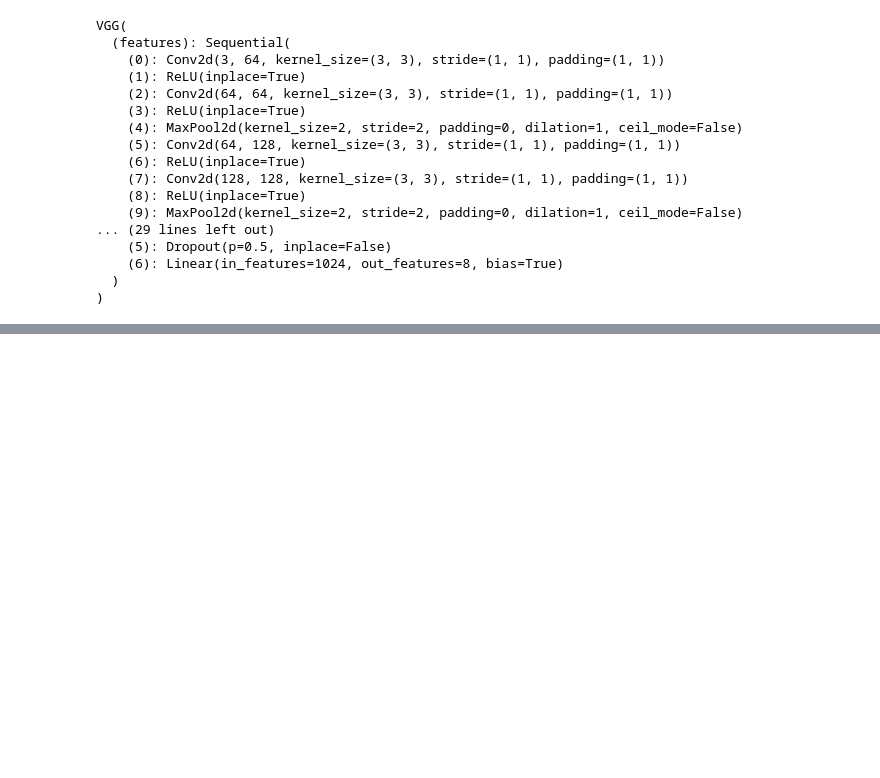
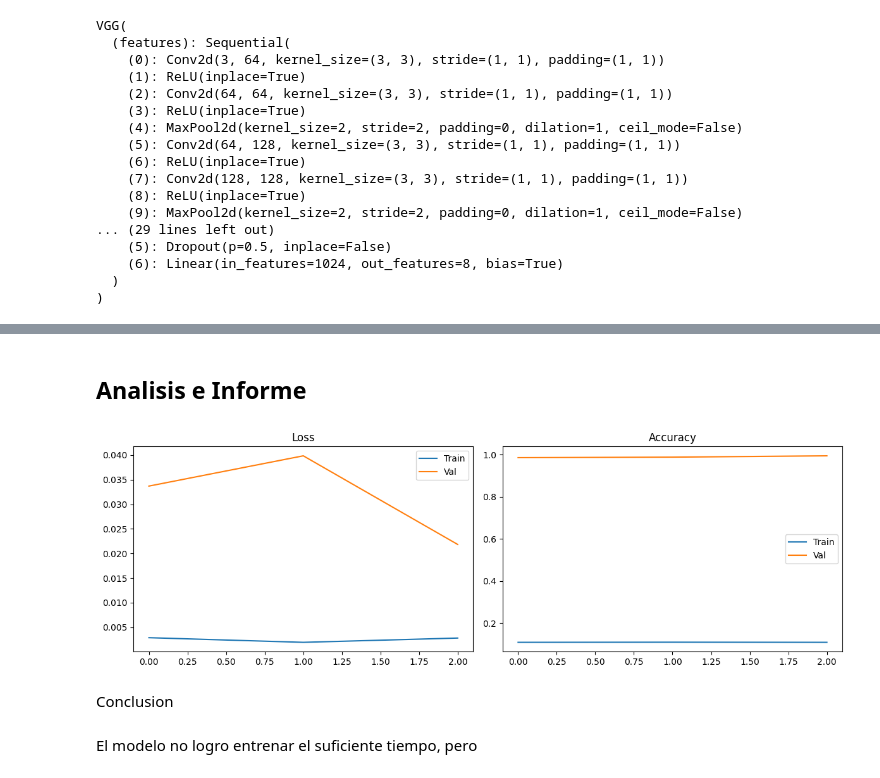
Before and after one commit to faguilarleal/EC1-VC, a Jupyter notebook: main.ipynb, the cells around one changed output, grey strips where cells are left out. Drawn from its saved outputs; the diff is of its cells as text; code cells hidden in the pictures; blank space fills up the shorter version.

Commit message:
feat: model and training

```diff
--- a/main.ipynb
+++ b/main.ipynb
@@ -278,0 +403,23 @@ VGG(
+# %% [markdown]
+## Analisis e Informe
+# %%
+import matplotlib.pyplot as plt
+
+fig, (ax1, ax2) = plt.subplots(1, 2, figsize=(12, 4))
+
+ax1.plot(history["train_loss"], label="Train")
+ax1.plot(history["val_loss"],   label="Val")
+ax1.set_title("Loss");  ax1.legend()
+
+ax2.plot(history["train_acc"], label="Train")
+ax2.plot(history["val_acc"],   label="Val")
+ax2.set_title("Accuracy");  ax2.legend()
+
+plt.tight_layout()
+plt.show()
+# %% [output]
+[figure, added]
+# %% [markdown]
+Conclusion
+# %% [markdown]
+El modelo no logro entrenar el suficiente tiempo, pero
```
Also changed, not shown: parts of 6 cells of this notebook, 1 other file.
